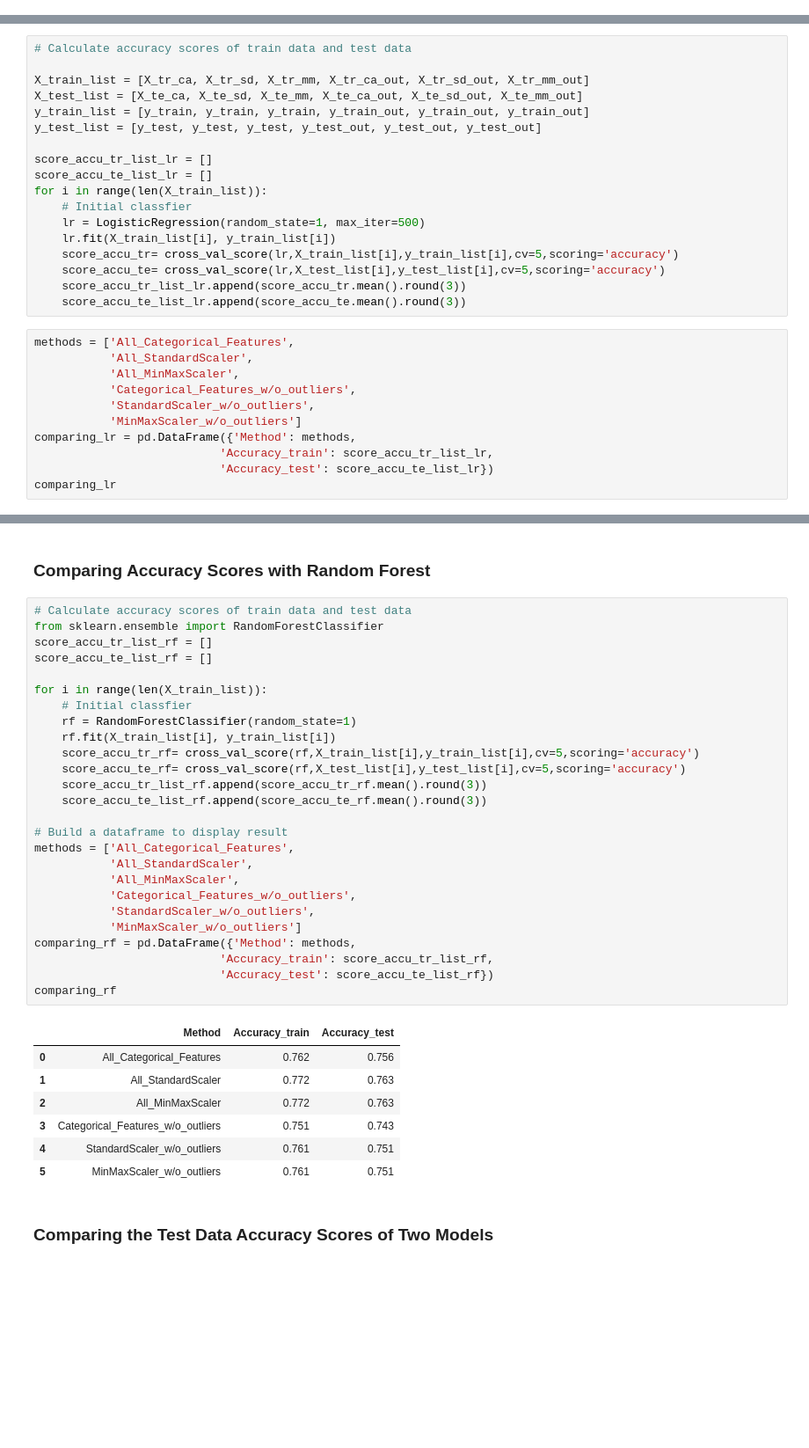
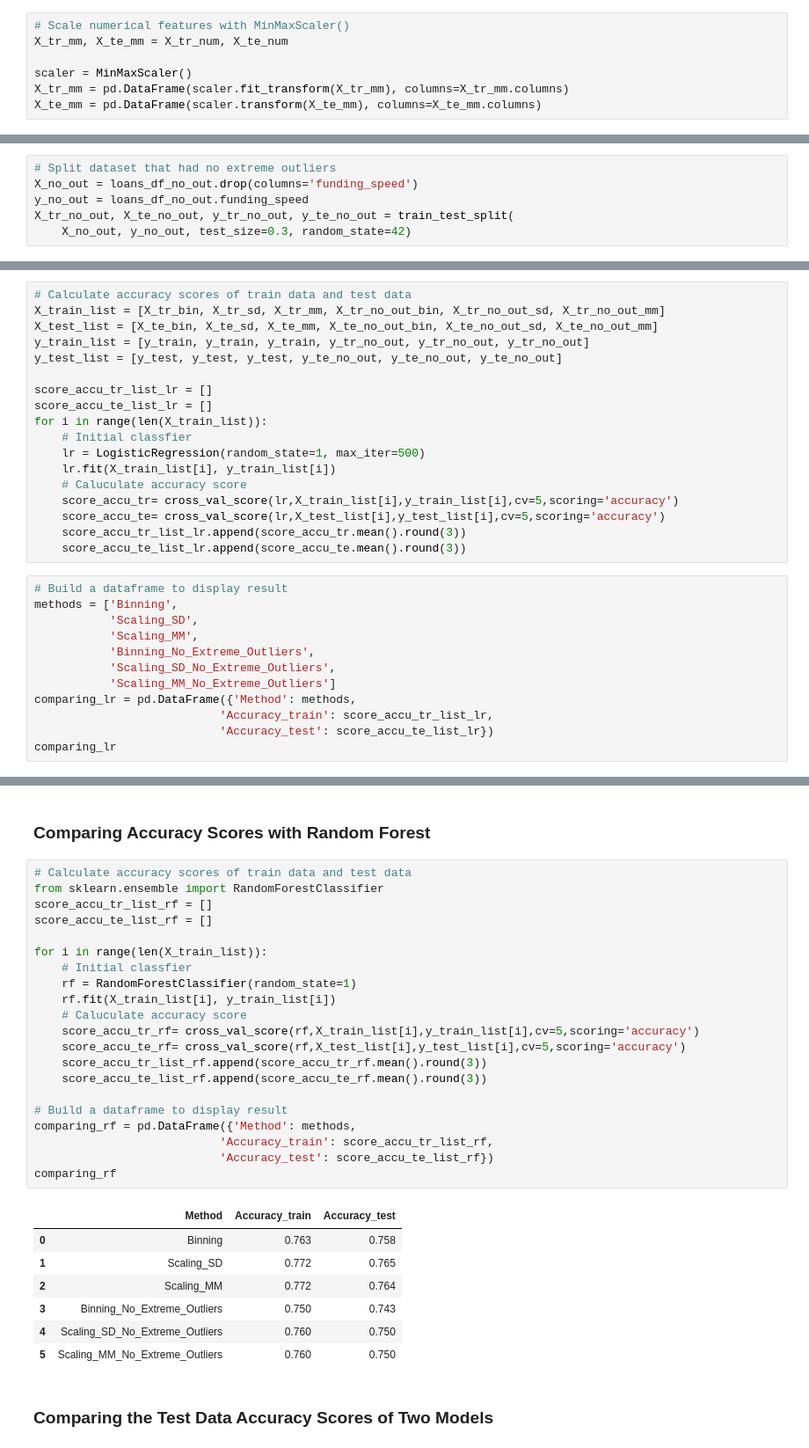
Before and after one commit to lasayin/Crowdfunding-on-Kiva-Platform, a Jupyter notebook: Kiva_Crowdfunding_Preprocessing.ipynb, the cells around one changed output, grey strips where cells are left out. Shown at 88% size. Cells and saved outputs as stored; diff of their text form; blank space fills up the shorter version.

```diff
--- a/Kiva_Crowdfunding_Preprocessing.ipynb
+++ b/Kiva_Crowdfunding_Preprocessing.ipynb
@@ -650,0 +565,7 @@ X_te_mm_out = pd.DataFrame(scaler.transform(X_te_mm_out), columns=X_te_mm_out.co
+# %%
+# Scale numerical features with MinMaxScaler()
+X_tr_mm, X_te_mm = X_tr_num, X_te_num
+
+scaler = MinMaxScaler()
+X_tr_mm = pd.DataFrame(scaler.fit_transform(X_tr_mm), columns=X_tr_mm.columns)
+X_te_mm = pd.DataFrame(scaler.transform(X_te_mm), columns=X_te_mm.columns)
@@ -650,0 +626,6 @@ X_te_mm_out = pd.DataFrame(scaler.transform(X_te_mm_out), columns=X_te_mm_out.co
+# %%
+# Split dataset that had no extreme outliers
+X_no_out = loans_df_no_out.drop(columns='funding_speed')
+y_no_out = loans_df_no_out.funding_speed
+X_tr_no_out, X_te_no_out, y_tr_no_out, y_te_no_out = train_test_split(
+    X_no_out, y_no_out, test_size=0.3, random_state=42)
@@ -652,11 +653,10 @@ X_te_mm_out = pd.DataFrame(scaler.transform(X_te_mm_out), columns=X_te_mm_out.co
 ### Comparing Accuracy Scores with Logistic Regression
 # %%
 # Calculate accuracy scores of train data and test data
-
-X_train_list = [X_tr_ca, X_tr_sd, X_tr_mm, X_tr_ca_out, X_tr_sd_out, X_tr_mm_out]
-X_test_list = [X_te_ca, X_te_sd, X_te_mm, X_te_ca_out, X_te_sd_out, X_te_mm_out]
-y_train_list = [y_train, y_train, y_train, y_train_out, y_train_out, y_train_out]
-y_test_list = [y_test, y_test, y_test, y_test_out, y_test_out, y_test_out]
+X_train_list = [X_tr_bin, X_tr_sd, X_tr_mm, X_tr_no_out_bin, X_tr_no_out_sd, X_tr_no_out_mm]
+X_test_list = [X_te_bin, X_te_sd, X_te_mm, X_te_no_out_bin, X_te_no_out_sd, X_te_no_out_mm]
+y_train_list = [y_train, y_train, y_train, y_tr_no_out, y_tr_no_out, y_tr_no_out]
+y_test_list = [y_test, y_test, y_test, y_te_no_out, y_te_no_out, y_te_no_out]
 
 score_accu_tr_list_lr = []
 score_accu_te_list_lr = []
@@ -664,17 +664,19 @@ for i in range(len(X_train_list)):
     # Initial classfier
     lr = LogisticRegression(random_state=1, max_iter=500)
     lr.fit(X_train_list[i], y_train_list[i])
+    # Caluculate accuracy score
     score_accu_tr= cross_val_score(lr,X_train_list[i],y_train_list[i],cv=5,scoring='accuracy')
     score_accu_te= cross_val_score(lr,X_test_list[i],y_test_list[i],cv=5,scoring='accuracy')
     score_accu_tr_list_lr.append(score_accu_tr.mean().round(3))
     score_accu_te_list_lr.append(score_accu_te.mean().round(3))
 # %%
-methods = ['All_Categorical_Features',
-           'All_StandardScaler',
-           'All_MinMaxScaler',
-           'Categorical_Features_w/o_outliers',
-           'StandardScaler_w/o_outliers',
-           'MinMaxScaler_w/o_outliers']
+# Build a dataframe to display result
+methods = ['Binning',
+           'Scaling_SD',
+           'Scaling_MM',
+           'Binning_No_Extreme_Outliers',
+           'Scaling_SD_No_Extreme_Outliers',
+           'Scaling_MM_No_Extreme_Outliers']
 comparing_lr = pd.DataFrame({'Method': methods,
                            'Accuracy_train': score_accu_tr_list_lr,
                            'Accuracy_test': score_accu_te_list_lr})
@@ -692,37 +694,32 @@ comparing_lr
 # %%
 # Calculate accuracy scores of train data and test data
 from sklearn.ensemble import RandomForestClassifier
 score_accu_tr_list_rf = []
 score_accu_te_list_rf = []
 
 for i in range(len(X_train_list)):
     # Initial classfier
     rf = RandomForestClassifier(random_state=1)
     rf.fit(X_train_list[i], y_train_list[i])
+    # Caluculate accuracy score
     score_accu_tr_rf= cross_val_score(rf,X_train_list[i],y_train_list[i],cv=5,scoring='accuracy')
     score_accu_te_rf= cross_val_score(rf,X_test_list[i],y_test_list[i],cv=5,scoring='accuracy')
     score_accu_tr_list_rf.append(score_accu_tr_rf.mean().round(3))
     score_accu_te_list_rf.append(score_accu_te_rf.mean().round(3))
 
 # Build a dataframe to display result
-methods = ['All_Categorical_Features',
-           'All_StandardScaler',
-           'All_MinMaxScaler',
-           'Categorical_Features_w/o_outliers',
-           'StandardScaler_w/o_outliers',
-           'MinMaxScaler_w/o_outliers']
 comparing_rf = pd.DataFrame({'Method': methods,
                            'Accuracy_train': score_accu_tr_list_rf,
                            'Accuracy_test': score_accu_te_list_rf})
 comparing_rf
 # %% [output]
 |  | Method | Accuracy_train | Accuracy_test |
-| 0 | All_Categorical_Features | 0.762 | 0.756 |
-| 1 | All_StandardScaler | 0.772 | 0.763 |
-| 2 | All_MinMaxScaler | 0.772 | 0.763 |
-| 3 | Categorical_Features_w/o_outliers | 0.751 | 0.743 |
-| 4 | StandardScaler_w/o_outliers | 0.761 | 0.751 |
-| 5 | MinMaxScaler_w/o_outliers | 0.761 | 0.751 |
+| 0 | Binning | 0.763 | 0.758 |
+| 1 | Scaling_SD | 0.772 | 0.765 |
+| 2 | Scaling_MM | 0.772 | 0.764 |
+| 3 | Binning_No_Extreme_Outliers | 0.750 | 0.743 |
+| 4 | Scaling_SD_No_Extreme_Outliers | 0.760 | 0.750 |
+| 5 | Scaling_MM_No_Extreme_Outliers | 0.760 | 0.750 |
 # %% [markdown]
 ### Comparing the Test Data Accuracy Scores of Two Models
 # %%
```
Also changed, not shown: parts of 84 cells of this notebook.
